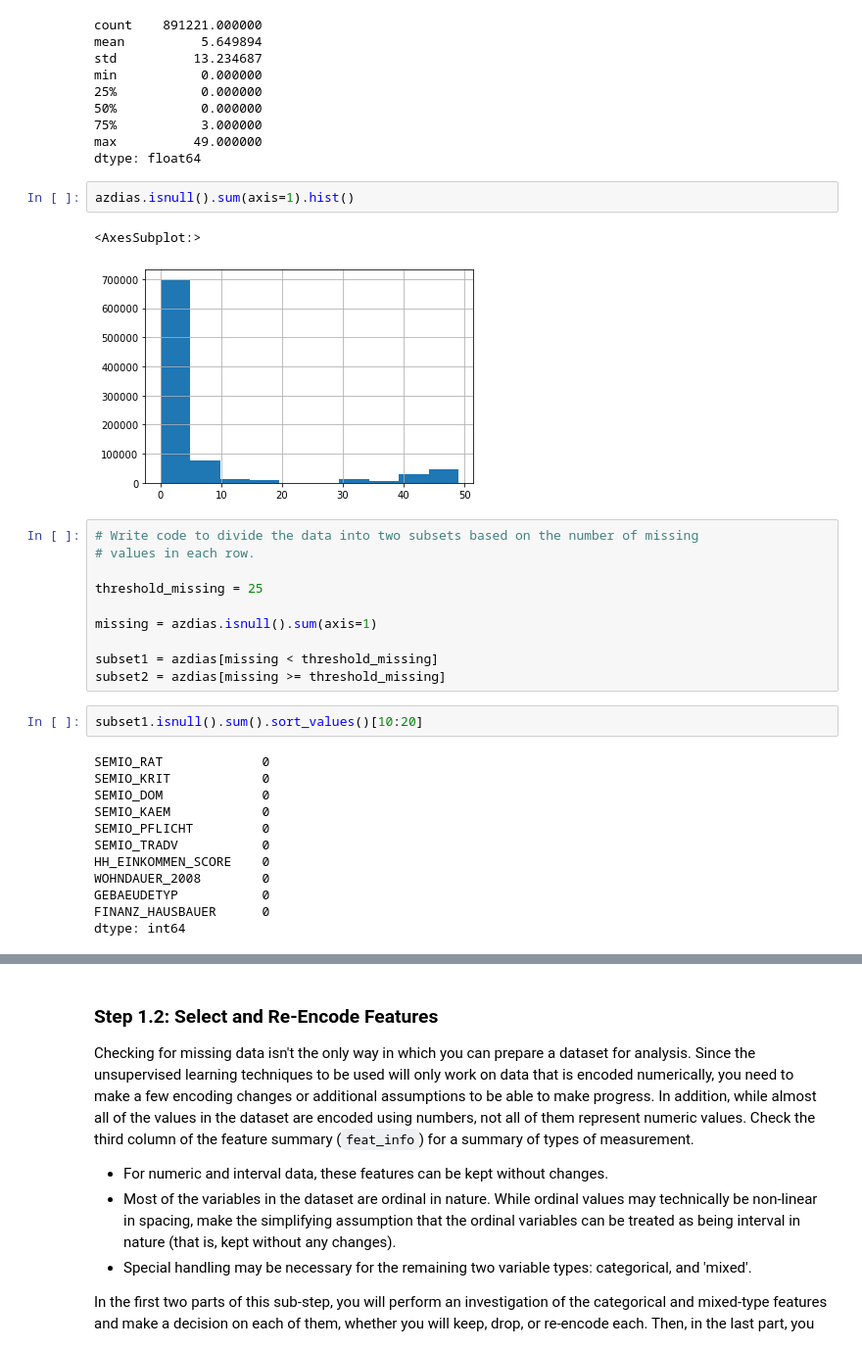
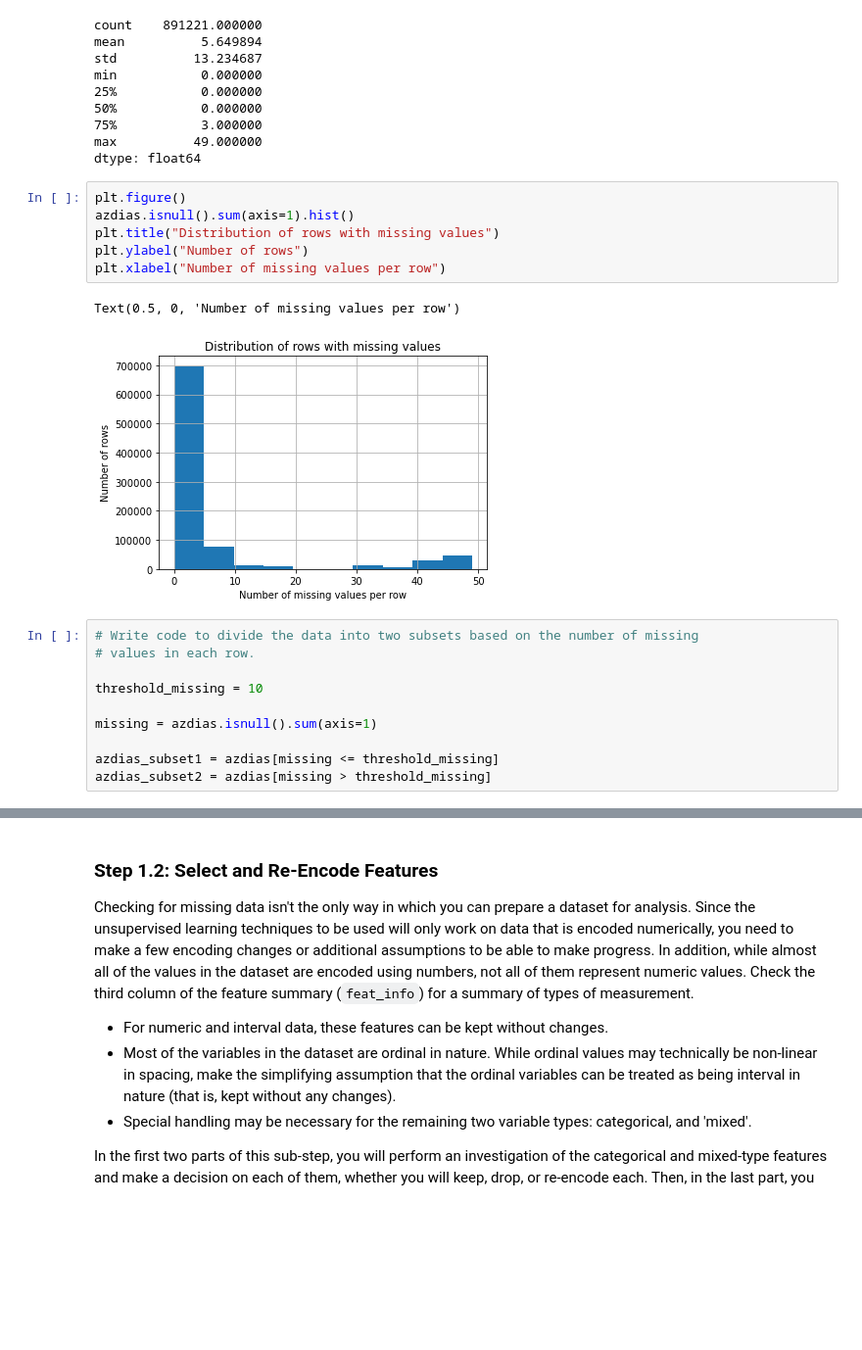
Before and after one commit to walidsi/identify-customer-segments, a Jupyter notebook: Identify_Customer_Segments.ipynb, the cells around one changed output, grey strips where cells are left out. Shown at 98% size. Drawn from its saved outputs; the diff is of its cells as text; blank space fills up the shorter version.

```diff
--- a/Identify_Customer_Segments.ipynb
+++ b/Identify_Customer_Segments.ipynb
@@ -245,32 +230,22 @@ min           0.000000
 75%           3.000000
 max          49.000000
 dtype: float64
-# %%
-azdias.isnull().sum(axis=1).hist()
-# %% [output]
-<AxesSubplot:>
-[figure, removed]
+# %%
+plt.figure()
+azdias.isnull().sum(axis=1).hist()
+plt.title("Distribution of rows with missing values")
+plt.ylabel("Number of rows")
+plt.xlabel("Number of missing values per row")
+# %% [output]
+Text(0.5, 0, 'Number of missing values per row')
+[figure, added]
 # %%
 # Write code to divide the data into two subsets based on the number of missing
 # values in each row.
 
-threshold_missing = 25
+threshold_missing = 10
 
 missing = azdias.isnull().sum(axis=1)
 
-subset1 = azdias[missing < threshold_missing]
-subset2 = azdias[missing >= threshold_missing]
+azdias_subset1 = azdias[missing <= threshold_missing]
+azdias_subset2 = azdias[missing > threshold_missing]
-# %%
-subset1.isnull().sum().sort_values()[10:20]
-# %% [output]
-SEMIO_RAT             0
-SEMIO_KRIT            0
-SEMIO_DOM             0
-SEMIO_KAEM            0
-SEMIO_PFLICHT         0
-SEMIO_TRADV           0
-HH_EINKOMMEN_SCORE    0
-WOHNDAUER_2008        0
-GEBAEUDETYP           0
-FINANZ_HAUSBAUER      0
-dtype: int64
```
Also changed, not shown: parts of 50 cells of this notebook.
